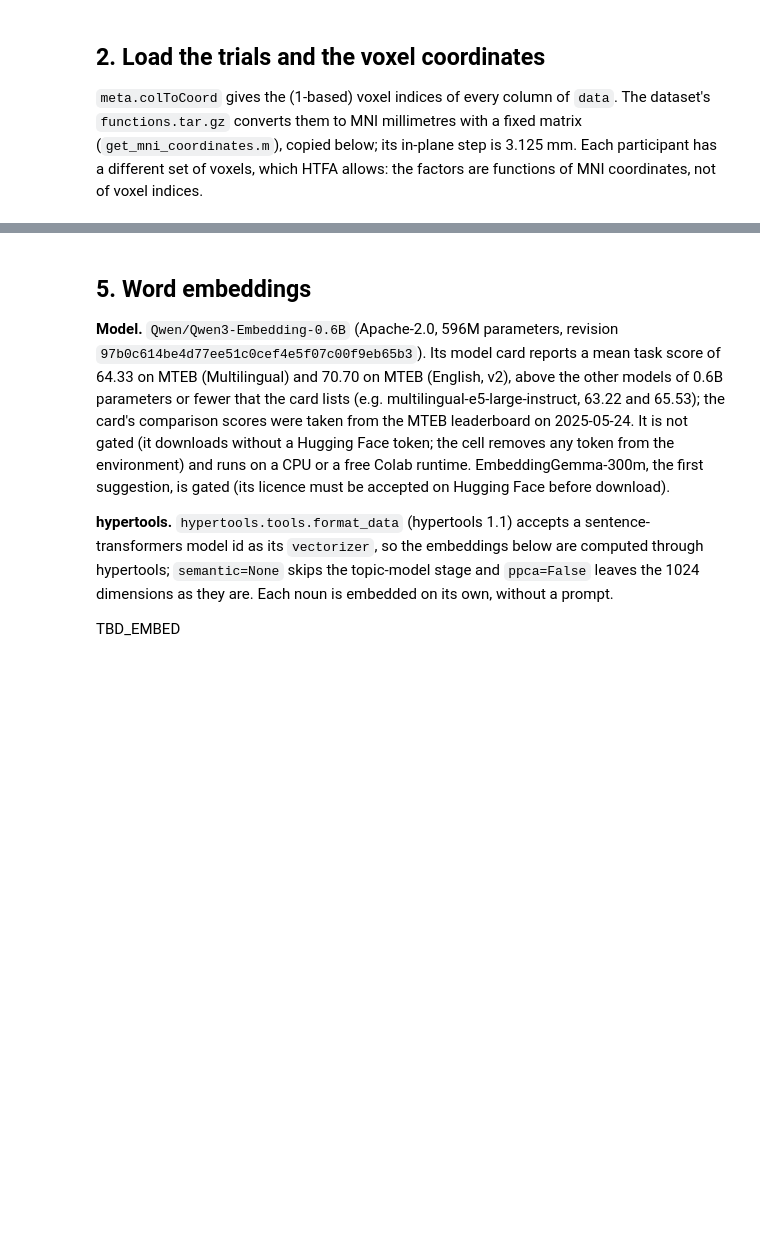
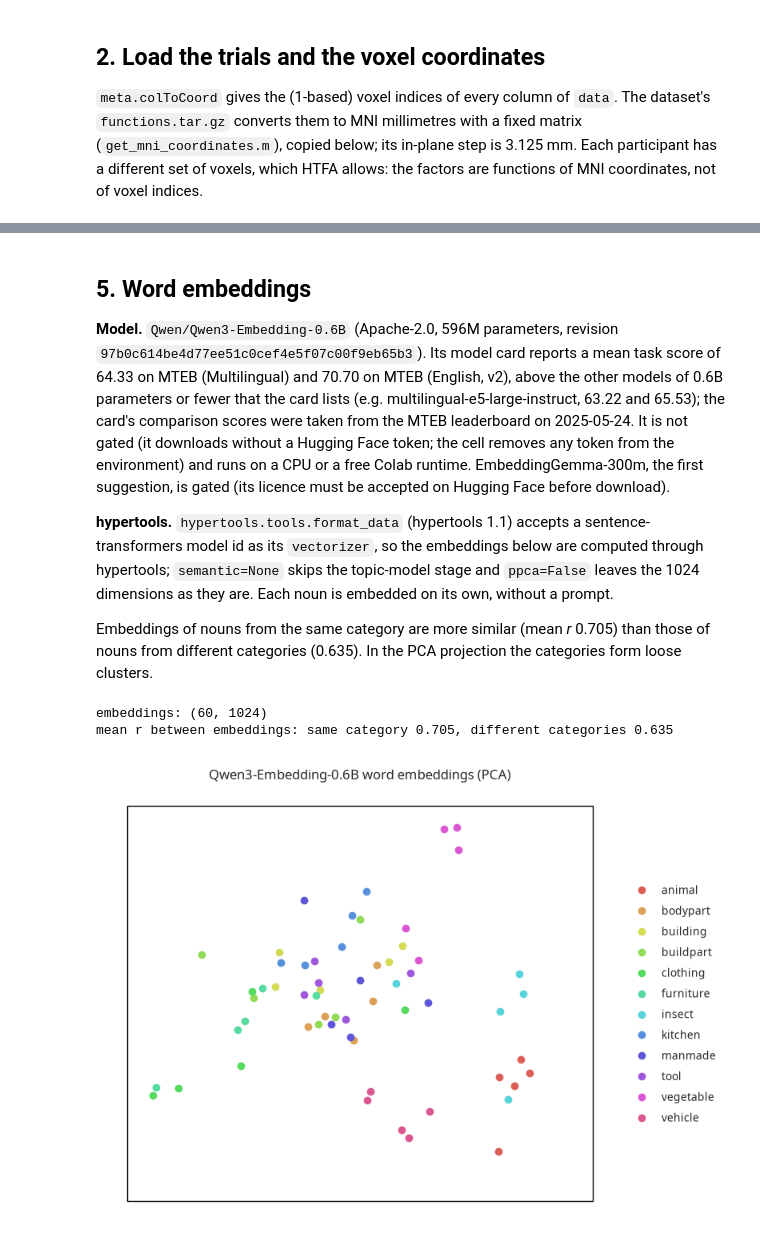
Before and after one commit to ContextLab/htfa, a Jupyter notebook: docs/tutorials/09_word_decoding_mitchell2008.ipynb, the cells around one changed output, grey strips where cells are left out. Drawn from its saved outputs; the diff is of its cells as text; code cells hidden in the pictures; blank space fills up the shorter version.

```diff
--- a/docs/tutorials/09_word_decoding_mitchell2008.ipynb
+++ b/docs/tutorials/09_word_decoding_mitchell2008.ipynb
@@ -222,44 +250,53 @@ print("mean r(F w, word image) per participant:", np.round(fit_r, 2))
 
 **hypertools.** `hypertools.tools.format_data` (hypertools 1.1) accepts a sentence-transformers model id as its `vectorizer`, so the embeddings below are computed through hypertools; `semantic=None` skips the topic-model stage and `ppca=False` leaves the 1024 dimensions as they are. Each noun is embedded on its own, without a prompt.
 
-TBD_EMBED
+Embeddings of nouns from the same category are more similar (mean *r* 0.705) than those of nouns from different categories (0.635). In the PCA projection the categories form loose clusters.
 # %%
 for key in ("HF_TOKEN", "HUGGING_FACE_HUB_TOKEN"):  # the model is not gated
     os.environ.pop(key, None)
+import logging  # noqa: E402
+
 import hypertools as hyp  # noqa: E402
+
+logging.getLogger("matplotlib.font_manager").setLevel(logging.ERROR)  # font notices
 
 EMBED_MODEL = "Qwen/Qwen3-Embedding-0.6B"
 emb_path = CACHE / "embeddings_Qwen3-Embedding-0.6B.npz"
 if emb_path.exists():
     E = np.load(emb_path)["E"]
 else:
     t0 = time.perf_counter()
     E = np.asarray(
         hyp.tools.format_data(
             list(vocab), vectorizer=EMBED_MODEL, semantic=None, corpus=None, ppca=False
         )[0]
     )
     np.savez(emb_path, E=E, vocab=vocab)
     print(f"embedding time: {time.perf_counter() - t0:.0f} s")
 print("embeddings:", E.shape)
 C = np.corrcoef(E)
 same = np.equal.outer(vocab_cats, vocab_cats) & ~np.eye(60, dtype=bool)
 print(
     f"mean r between embeddings: same category {C[same].mean():.3f}, "
     f"different categories {C[~np.equal.outer(vocab_cats, vocab_cats)].mean():.3f}"
 )
-hyp.plot(
-    E,
-    ".",
-    hue=list(vocab_cats),
-    labels=list(vocab),
-    ndims=2,
-    reduce="PCA",
-    legend=True,
-    backend="matplotlib",
-    size=[9, 7],
-    title="Qwen3-Embedding-0.6B word embeddings (PCA)",
-)
+with warnings.catch_warnings():
+    warnings.simplefilter("ignore", UserWarning)  # hypertools: ipympl not installed
+    geo = hyp.plot(
+        E,
+        "o",
+        hue=list(vocab_cats),
+        ndims=2,
+        reduce="PCA",
+        legend=True,
+        backend="matplotlib",
+        size=[8, 6],
+        title="Qwen3-Embedding-0.6B word embeddings (PCA)",
+    )
+# %% [output]
+embeddings: (60, 1024)
+mean r between embeddings: same category 0.705, different categories 0.635
+[figure, added]
 # %% [markdown]
 ## 6. Leave-one-participant-out, leave-one-word-out decoding
 
```
Also changed, not shown: parts of 32 cells of this notebook.
